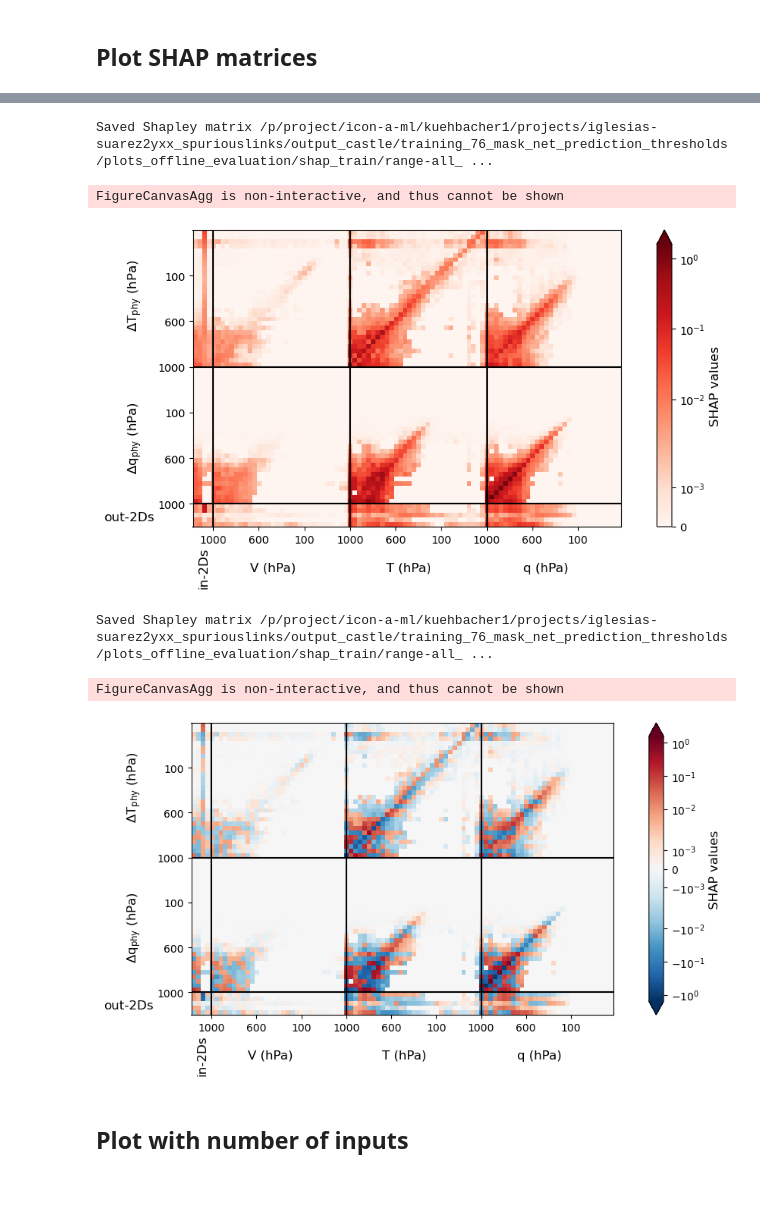
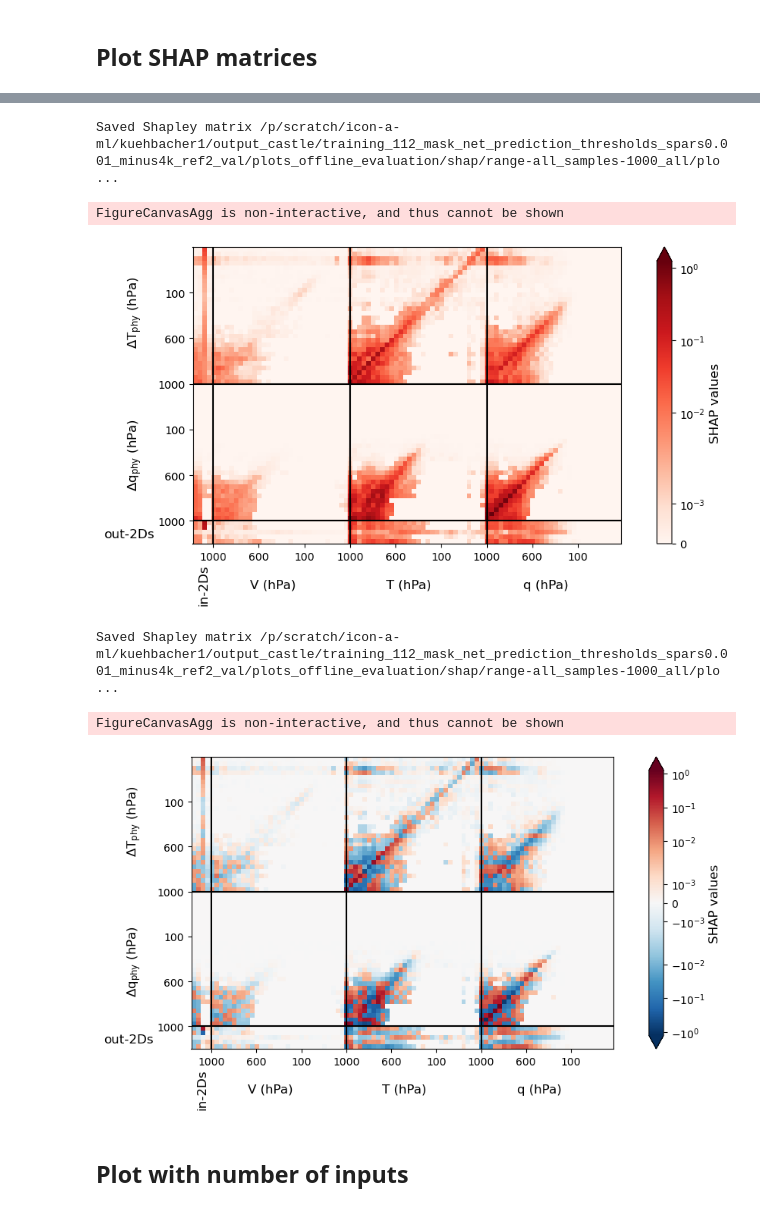
Before and after one commit to EyringMLClimateGroup/kuehbacher24ICMLA_PCMasking, a Jupyter notebook: notebooks_castle_offline_evaluation/offline_evaluation_shapley.ipynb, the cells around one changed output, grey strips where cells are left out. Drawn from its saved outputs; the diff is of its cells as text; code cells hidden in the pictures.

```diff
--- a/notebooks_castle_offline_evaluation/offline_evaluation_shapley.ipynb
+++ b/notebooks_castle_offline_evaluation/offline_evaluation_shapley.ipynb
@@ -59,7 +104,7 @@ cfg = os.path.join(base_dir, f"cfg_mask_net_thresholds_{train_val}.yml")
 # %%
 argv  = ["-c", cfg]
 
-if "prediction_thresholds" in Path(base_dir).name:
+if "prediction_thresholds" in Path(base_dir).name and not "_ref2" in base_dir:
     shap_dict_dir = Path(base_dir, "plots_offline_evaluation", f"shap_{train_val}", "range-all_samples-1000_all")
 else:
     shap_dict_dir = Path(base_dir, "plots_offline_evaluation", "shap", "range-all_samples-1000_all")
@@ -263,21 +308,28 @@ print(output_dir)
 # %%
 metric = "abs_mean"
 shap_matrix_abs_mean, input_inverse_idx2var_abs_mean, output_vars_abs_mean = calculate_shap_matrix(setup, shap_dict_per_var, metric)
-fig_abs_mean, ax_abs_mean = plot_matrix_shap("0K", "mask_net", metric, input_inverse_idx2var_abs_mean, output_vars_abs_mean, shap_matrix_abs_mean, save=output_dir)
+fig_abs_mean, ax_abs_mean = plot_matrix_shap("0K", "mask_net_ref2", metric, input_inverse_idx2var_abs_mean, output_vars_abs_mean, shap_matrix_abs_mean, save=output_dir)
+
+plt.savefig(os.path.join(output_dir, "SHAP_values_mask_net_ref2_4K_abs_mean.pdf"), format="pdf", bbox_inches="tight")
+
 fig_abs_mean.show()
 # %% [output]
-Saved Shapley matrix /p/project/icon-a-ml/kuehbacher1/projects/iglesias-suarez2yxx_spuriouslinks/output_castle/training_76_mask_net_prediction_thresholds/plots_offline_evaluation/shap_train/range-all_ ...
+Saved Shapley matrix /p/scratch/icon-a-ml/kuehbacher1/output_castle/training_112_mask_net_prediction_thresholds_spars0.001_minus4k_ref2_val/plots_offline_evaluation/shap/range-all_samples-1000_all/plo ...
 FigureCanvasAgg is non-interactive, and thus cannot be shown
-[figure, old version]
+[figure, new version]
 # %%
 metric = "abs_mean_sign"
 shap_matrix_abs_mean_sign, input_inverse_idx2var_abs_mean_sign, output_vars_abs_mean_sign = calculate_shap_matrix(setup, shap_dict_per_var, metric)
-fig_abs_mean_sign, ax_abs_mean_sign = plot_matrix_shap("0K", "mask_net", metric, input_inverse_idx2var_abs_mean_sign, output_vars_abs_mean_sign, shap_matrix_abs_mean_sign, save=output_dir)
+fig_abs_mean_sign, ax_abs_mean_sign = plot_matrix_shap("0K", "mask_net_ref2", metric, input_inverse_idx2var_abs_mean_sign, output_vars_abs_mean_sign, shap_matrix_abs_mean_sign, save=output_dir)
+
+plt.savefig(os.path.join(output_dir, "SHAP_values_mask_net_ref2_0K_abs_mean_sign.pdf"), format="pdf", bbox_inches="tight")
+
+
 fig_abs_mean_sign.show()
 # %% [output]
-Saved Shapley matrix /p/project/icon-a-ml/kuehbacher1/projects/iglesias-suarez2yxx_spuriouslinks/output_castle/training_76_mask_net_prediction_thresholds/plots_offline_evaluation/shap_train/range-all_ ...
+Saved Shapley matrix /p/scratch/icon-a-ml/kuehbacher1/output_castle/training_112_mask_net_prediction_thresholds_spars0.001_minus4k_ref2_val/plots_offline_evaluation/shap/range-all_samples-1000_all/plo ...
 FigureCanvasAgg is non-interactive, and thus cannot be shown
-[figure, old version]
+[figure, new version]
 # %% [markdown]
 ## Plot with number of inputs
 # %%
```
Also changed, not shown: parts of 9 cells of this notebook, 8 other files.
